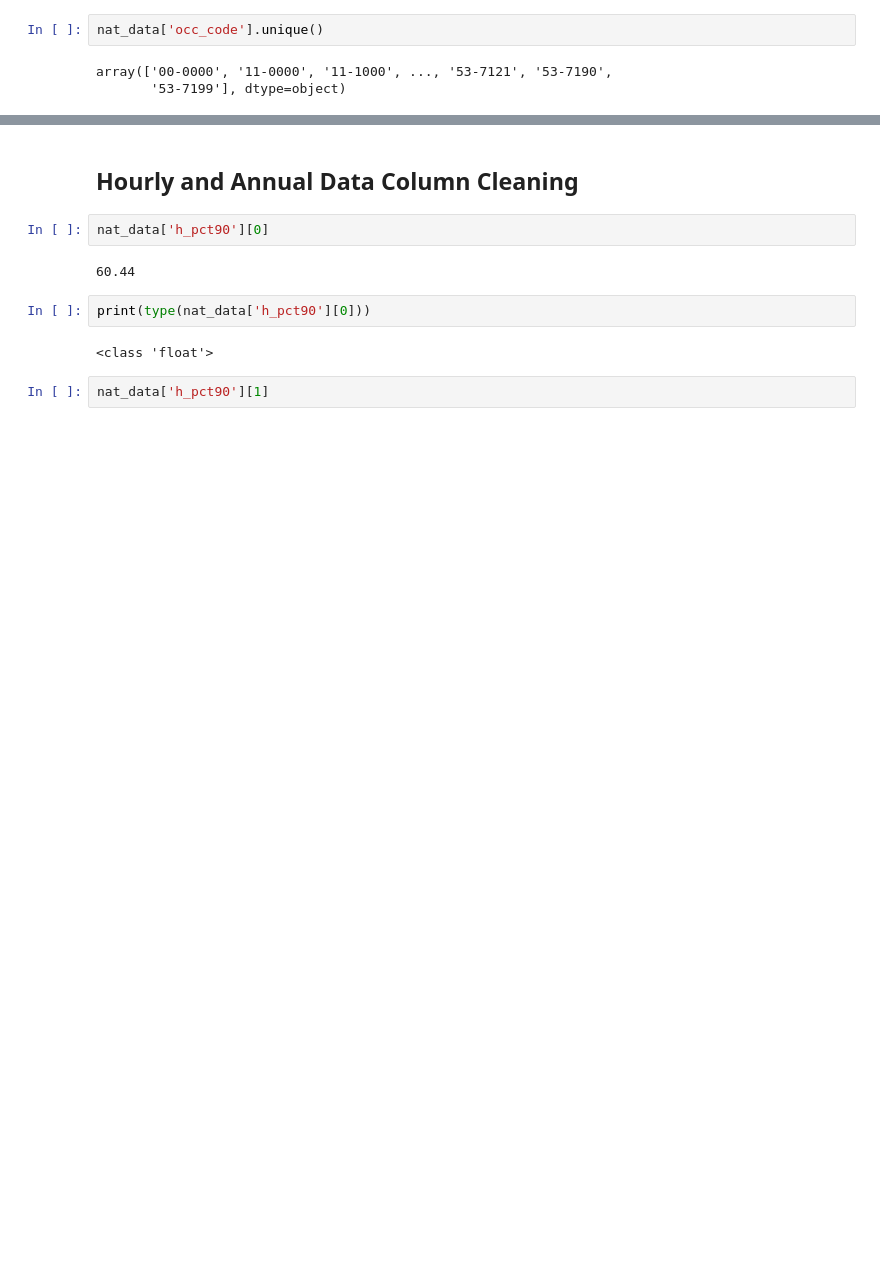
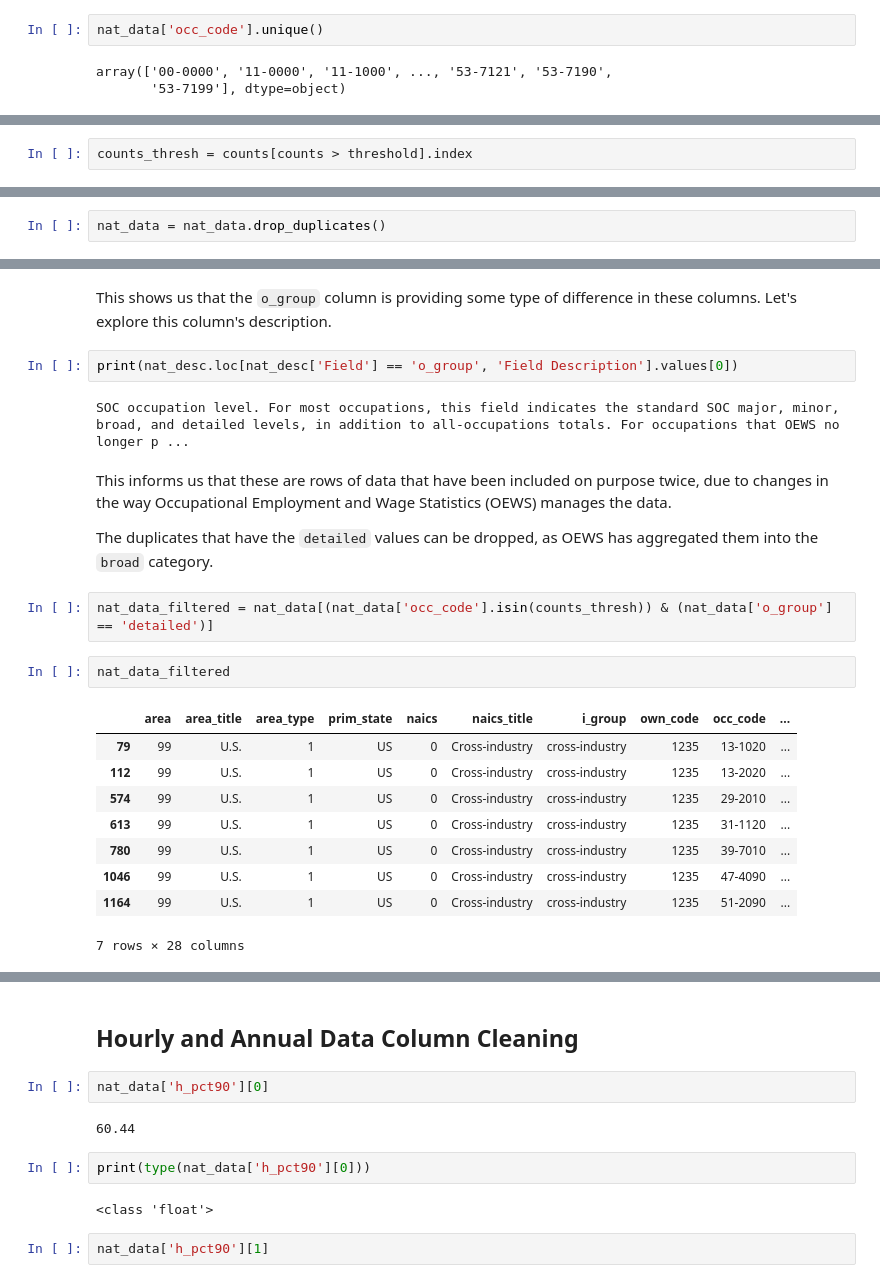
Before and after one commit to blue-santa/comparing-training-req-to-salary-exp, a Jupyter notebook: notebooks/2026-04-02-00-train_reward_compare_bls_data_rough_wrangling.ipynb, the cells around one changed output, grey strips where cells are left out. Saved outputs shown, nothing was run; the diff lists cells and outputs as text; blank space fills up the shorter version.

```diff
--- a/notebooks/2026-04-02-00-train_reward_compare_bls_data_rough_wrangling.ipynb
+++ b/notebooks/2026-04-02-00-train_reward_compare_bls_data_rough_wrangling.ipynb
@@ -712,0 +758,2 @@ print(nat_desc.loc[nat_desc['Field'] == 'i_group', 'Field Description'].values[0
+# %%
+counts_thresh = counts[counts > threshold].index
@@ -712,0 +795,2 @@ print(nat_desc.loc[nat_desc['Field'] == 'i_group', 'Field Description'].values[0
+# %%
+nat_data = nat_data.drop_duplicates()
@@ -712,0 +838,24 @@ print(nat_desc.loc[nat_desc['Field'] == 'i_group', 'Field Description'].values[0
+# %% [markdown]
+This shows us that the `o_group` column is providing some type of difference in these columns. Let's explore this column's description.
+# %%
+print(nat_desc.loc[nat_desc['Field'] == 'o_group', 'Field Description'].values[0])
+# %% [output]
+SOC occupation level. For most occupations, this field indicates the standard SOC major, minor, broad, and detailed levels, in addition to all-occupations totals. For occupations that OEWS no longer p ...
+# %% [markdown]
+This informs us that these are rows of data that have been included on purpose twice, due to changes in the way Occupational Employment and Wage Statistics (OEWS) manages the data.
+
+The duplicates that have the `detailed` values can be dropped, as OEWS has aggregated them into the `broad` category.
+# %%
+nat_data_filtered = nat_data[(nat_data['occ_code'].isin(counts_thresh)) & (nat_data['o_group'] == 'detailed')]
+# %%
+nat_data_filtered
+# %% [output]
+|  | area | area_title | area_type | prim_state | naics | naics_title | i_group | own_code | occ_code | ... |
+| 79 | 99 | U.S. | 1 | US | 0 | Cross-industry | cross-industry | 1235 | 13-1020 | ... |
+| 112 | 99 | U.S. | 1 | US | 0 | Cross-industry | cross-industry | 1235 | 13-2020 | ... |
+| 574 | 99 | U.S. | 1 | US | 0 | Cross-industry | cross-industry | 1235 | 29-2010 | ... |
+| 613 | 99 | U.S. | 1 | US | 0 | Cross-industry | cross-industry | 1235 | 31-1120 | ... |
+| 780 | 99 | U.S. | 1 | US | 0 | Cross-industry | cross-industry | 1235 | 39-7010 | ... |
+| 1046 | 99 | U.S. | 1 | US | 0 | Cross-industry | cross-industry | 1235 | 47-4090 | ... |
+| 1164 | 99 | U.S. | 1 | US | 0 | Cross-industry | cross-industry | 1235 | 51-2090 | ... |
+7 rows × 28 columns
```
Also changed, not shown: parts of 37 cells of this notebook.
